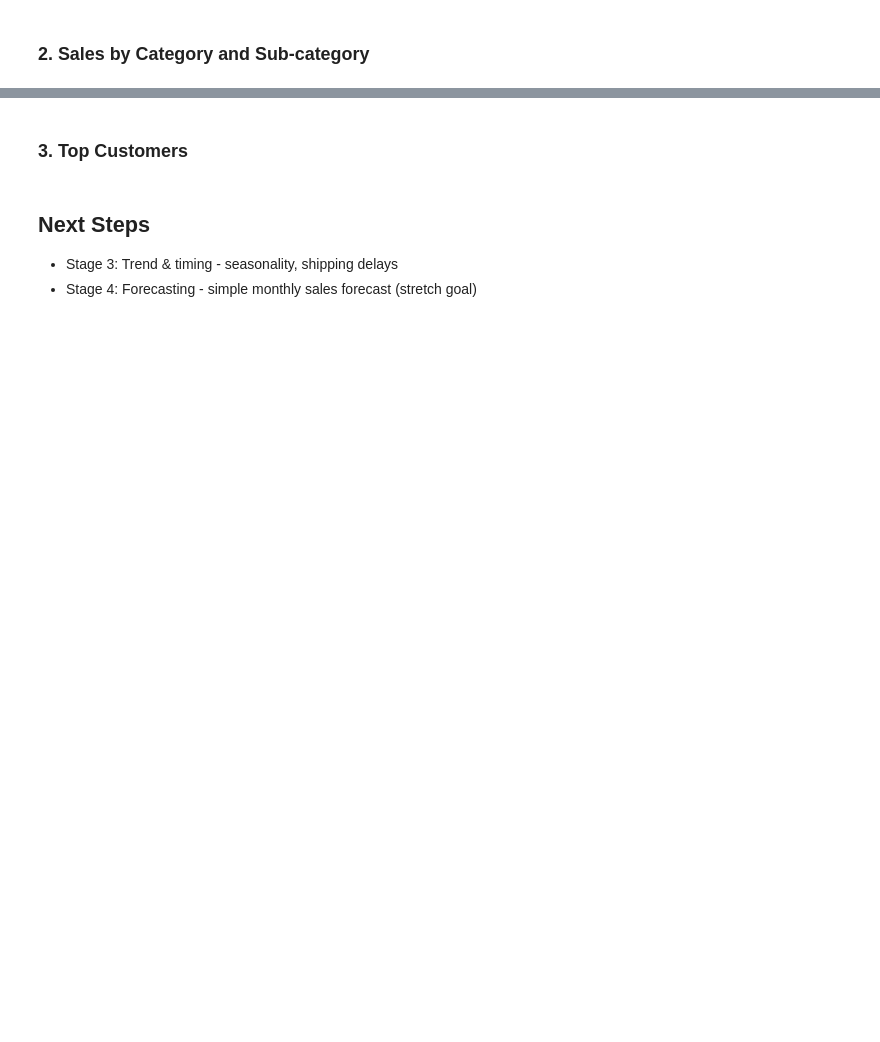
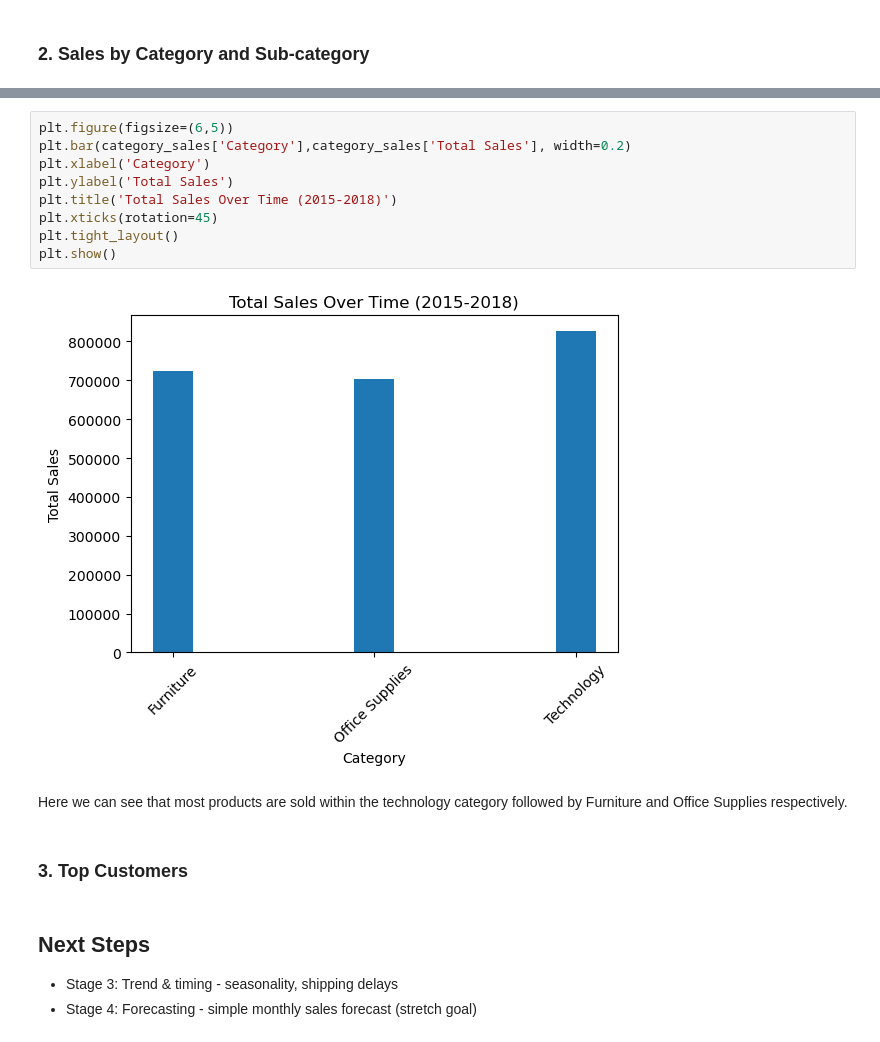
Before and after one commit to ksftima/super-store, a Jupyter notebook: segment_analysis.ipynb, the cells around one changed output, grey strips where cells are left out. Saved outputs shown, nothing was run; the diff lists cells and outputs as text; blank space fills up the shorter version.

```diff
--- a/segment_analysis.ipynb
+++ b/segment_analysis.ipynb
@@ -35,3 +91,16 @@ sales_data
+# %%
+plt.figure(figsize=(6,5))
+plt.bar(category_sales['Category'],category_sales['Total Sales'], width=0.2)
+plt.xlabel('Category')
+plt.ylabel('Total Sales')
+plt.title('Total Sales Over Time (2015-2018)')
+plt.xticks(rotation=45)
+plt.tight_layout()
+plt.show()
+# %% [output]
+[figure, added]
+# %% [markdown]
+Here we can see that most products are sold within the technology category followed by Furniture and Office Supplies respectively.
 # %% [markdown]
 ### 3. Top Customers
 # %% [markdown]
```
Also changed, not shown: parts of 9 cells of this notebook.
